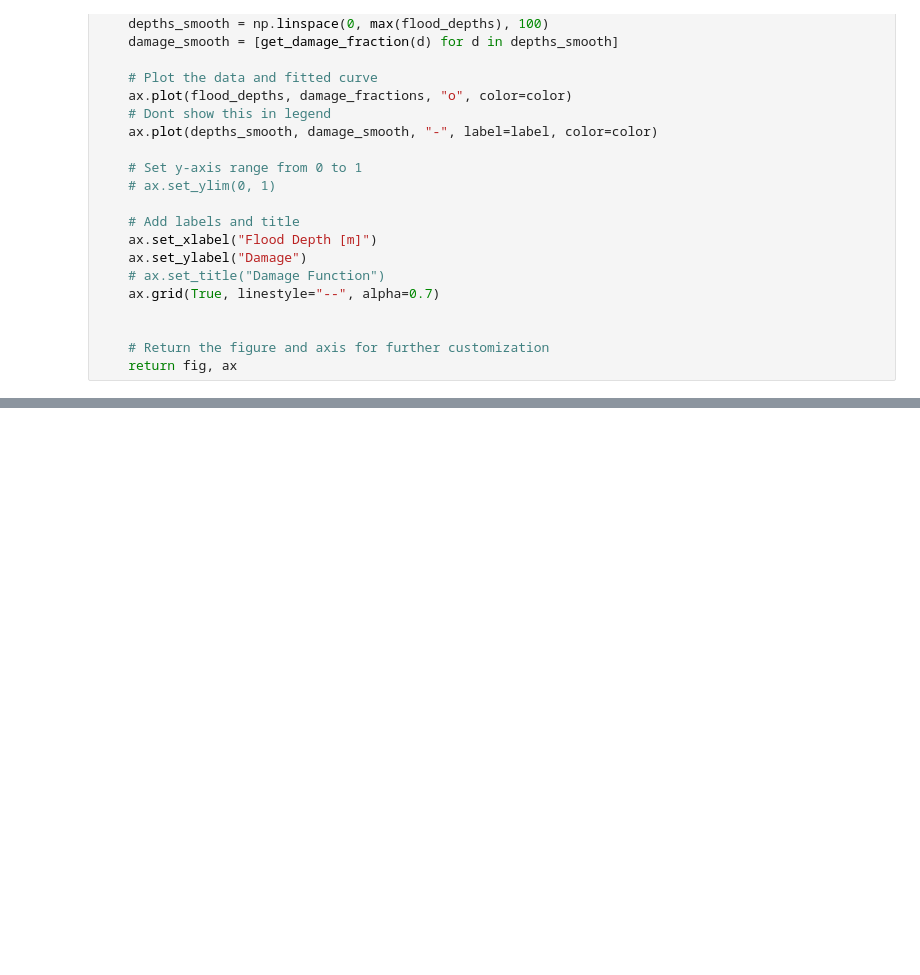
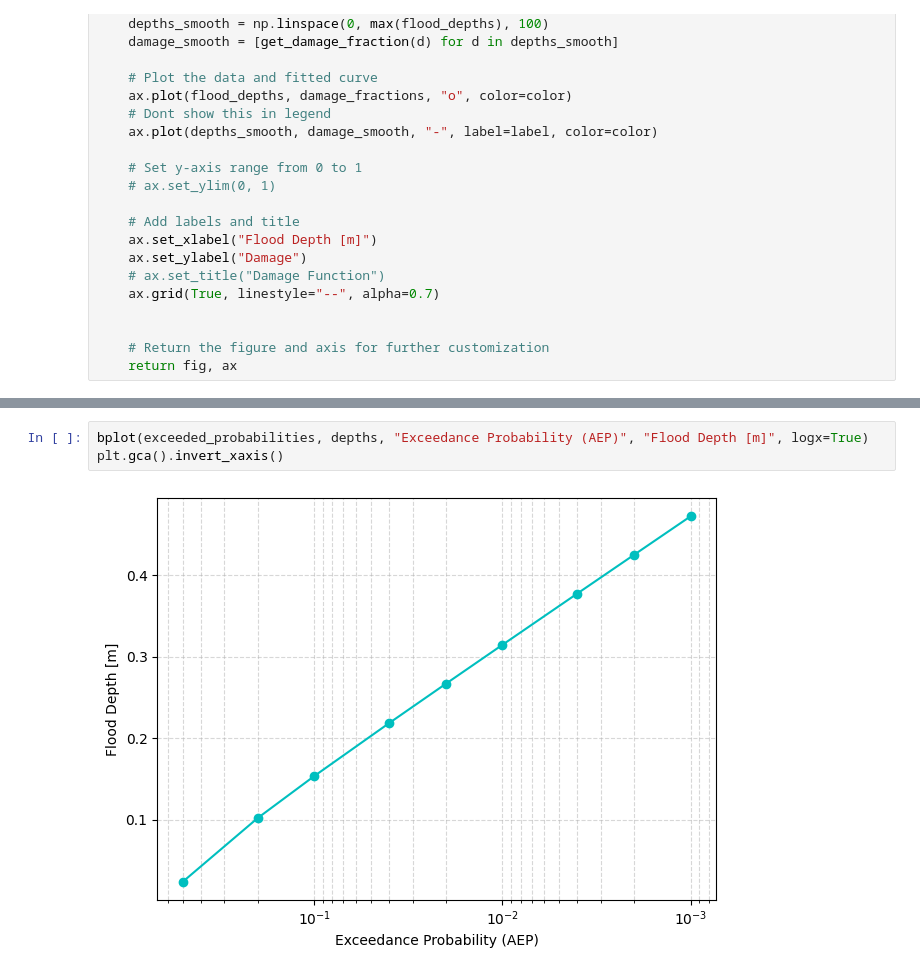
Before and after one commit to KubeljK/cvar-masters, a Jupyter notebook: notebooks/010-kk-compare-damage-functions.ipynb, the cells around one changed output, grey strips where cells are left out. Drawn from its saved outputs; the diff is of its cells as text; blank space fills up the shorter version.

```diff
--- a/notebooks/010-kk-compare-damage-functions.ipynb
+++ b/notebooks/010-kk-compare-damage-functions.ipynb
@@ -356,0 +441,5 @@ plt.legend()
+# %%
+bplot(exceeded_probabilities, depths, "Exceedance Probability (AEP)", "Flood Depth [m]", logx=True)
+plt.gca().invert_xaxis()
+# %% [output]
+[figure, added]
```
Also changed, not shown: parts of 16 cells of this notebook, 50 other files.
